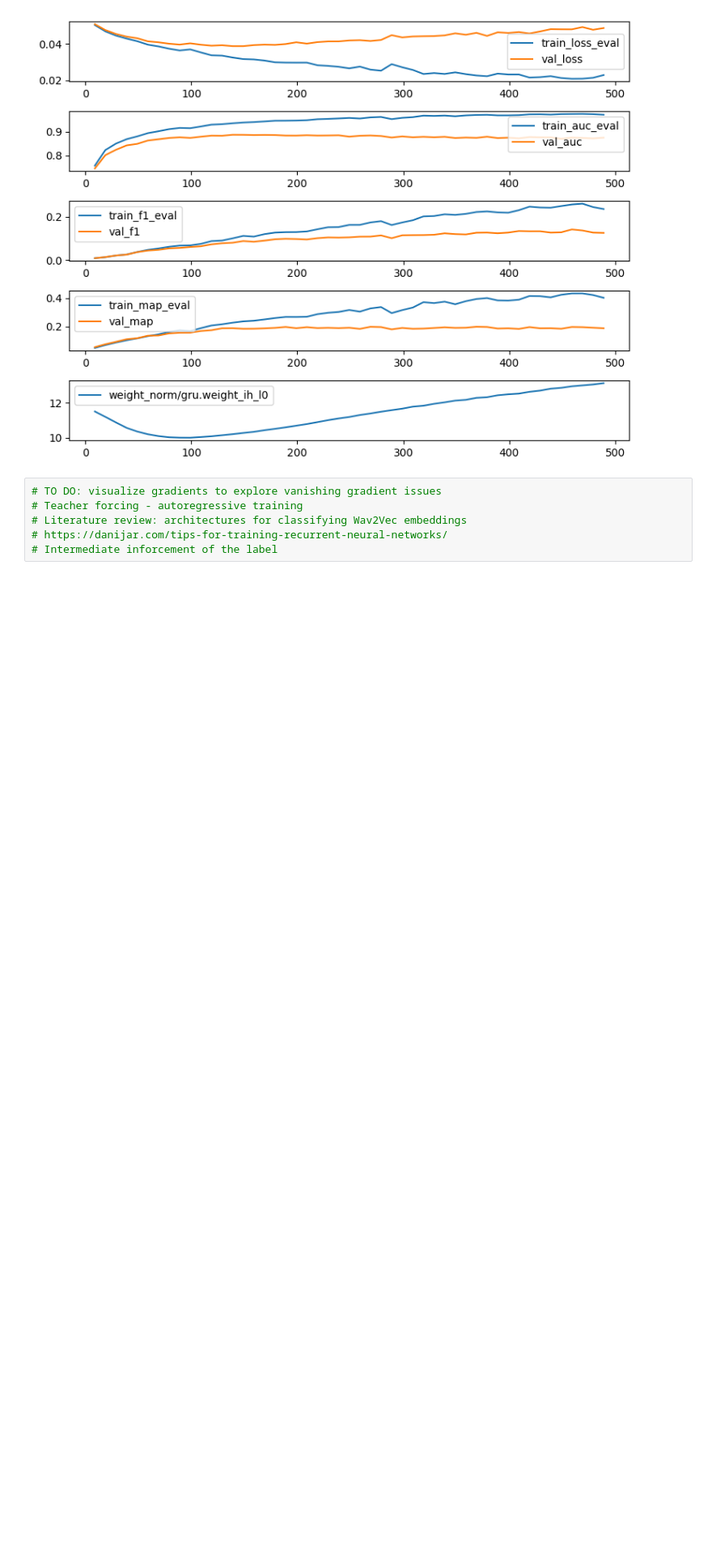
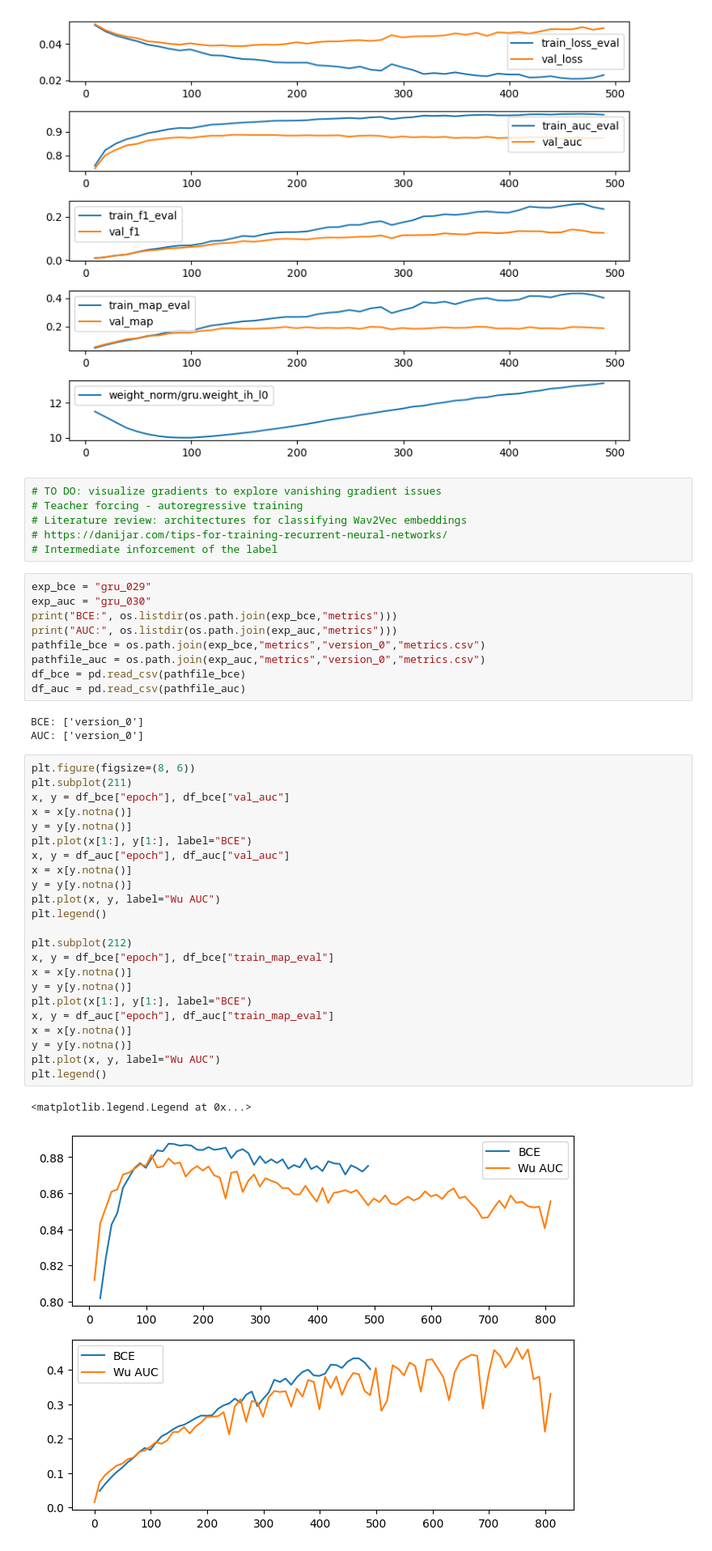
Before and after one commit to JoseFRuiz/audio-classification, a Jupyter notebook: performance.ipynb, the cells around one changed output. Shown at 81% size. Cells and saved outputs as stored; diff of their text form; blank space fills up the shorter version.

```diff
--- a/performance.ipynb
+++ b/performance.ipynb
@@ -88,3 +88,41 @@ plt.tight_layout()
 # Literature review: architectures for classifying Wav2Vec embeddings
 # https://danijar.com/tips-for-training-recurrent-neural-networks/
 # Intermediate inforcement of the label
+# %%
+exp_bce = "gru_029"
+exp_auc = "gru_030"
+print("BCE:", os.listdir(os.path.join(exp_bce,"metrics")))
+print("AUC:", os.listdir(os.path.join(exp_auc,"metrics")))
+pathfile_bce = os.path.join(exp_bce,"metrics","version_0","metrics.csv")
+pathfile_auc = os.path.join(exp_auc,"metrics","version_0","metrics.csv")
+df_bce = pd.read_csv(pathfile_bce)
+df_auc = pd.read_csv(pathfile_auc)
+# %% [output]
+BCE: ['version_0']
+AUC: ['version_0']
+# %%
+plt.figure(figsize=(8, 6))
+plt.subplot(211)
+x, y = df_bce["epoch"], df_bce["val_auc"]
+x = x[y.notna()]
+y = y[y.notna()]
+plt.plot(x[1:], y[1:], label="BCE")
+x, y = df_auc["epoch"], df_auc["val_auc"]
+x = x[y.notna()]
+y = y[y.notna()]
+plt.plot(x, y, label="Wu AUC")
+plt.legend()
+
+plt.subplot(212)
+x, y = df_bce["epoch"], df_bce["train_map_eval"]
+x = x[y.notna()]
+y = y[y.notna()]
+plt.plot(x[1:], y[1:], label="BCE")
+x, y = df_auc["epoch"], df_auc["train_map_eval"]
+x = x[y.notna()]
+y = y[y.notna()]
+plt.plot(x, y, label="Wu AUC")
+plt.legend()
+# %% [output]
+<matplotlib.legend.Legend at 0x...>
+[figure, added]
```
